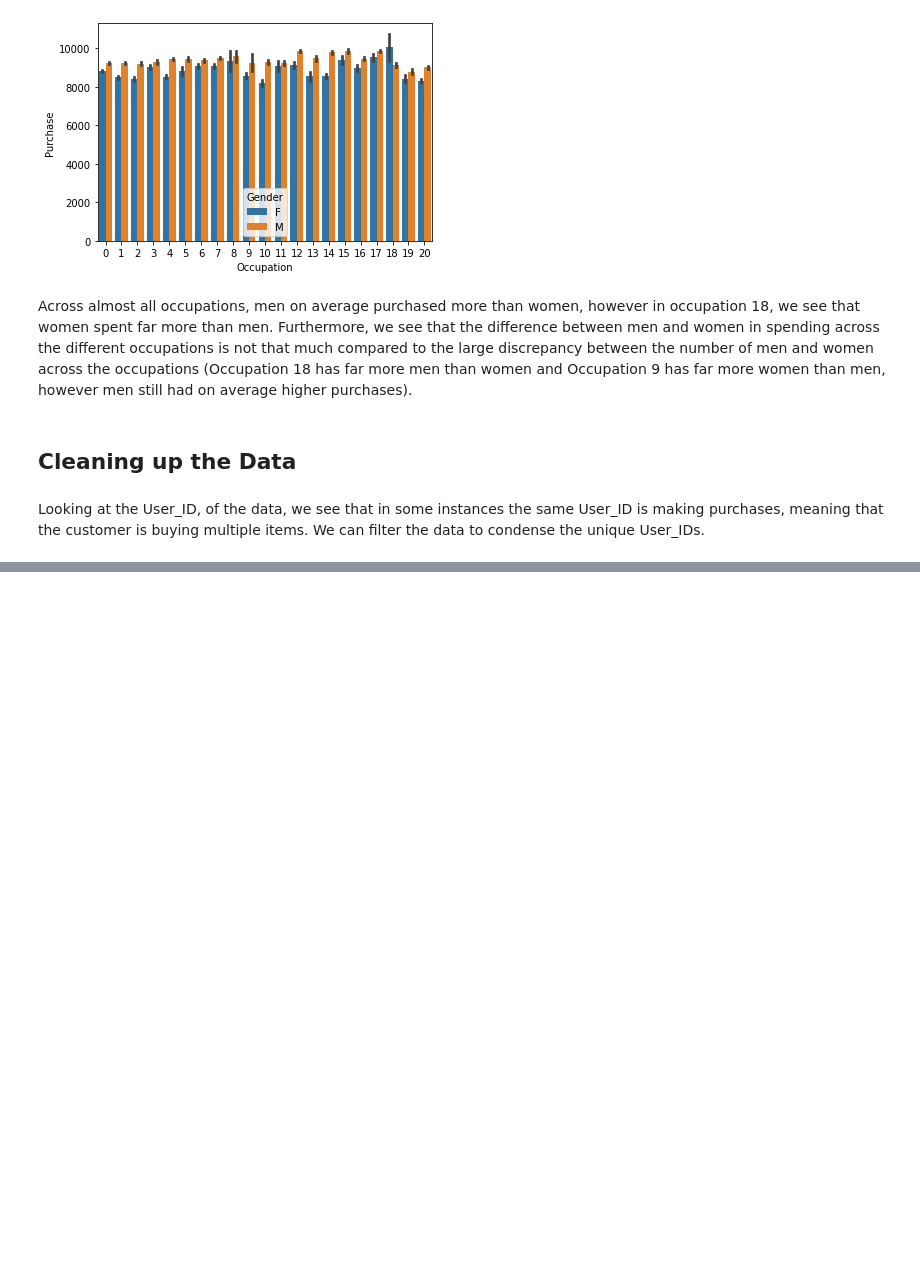
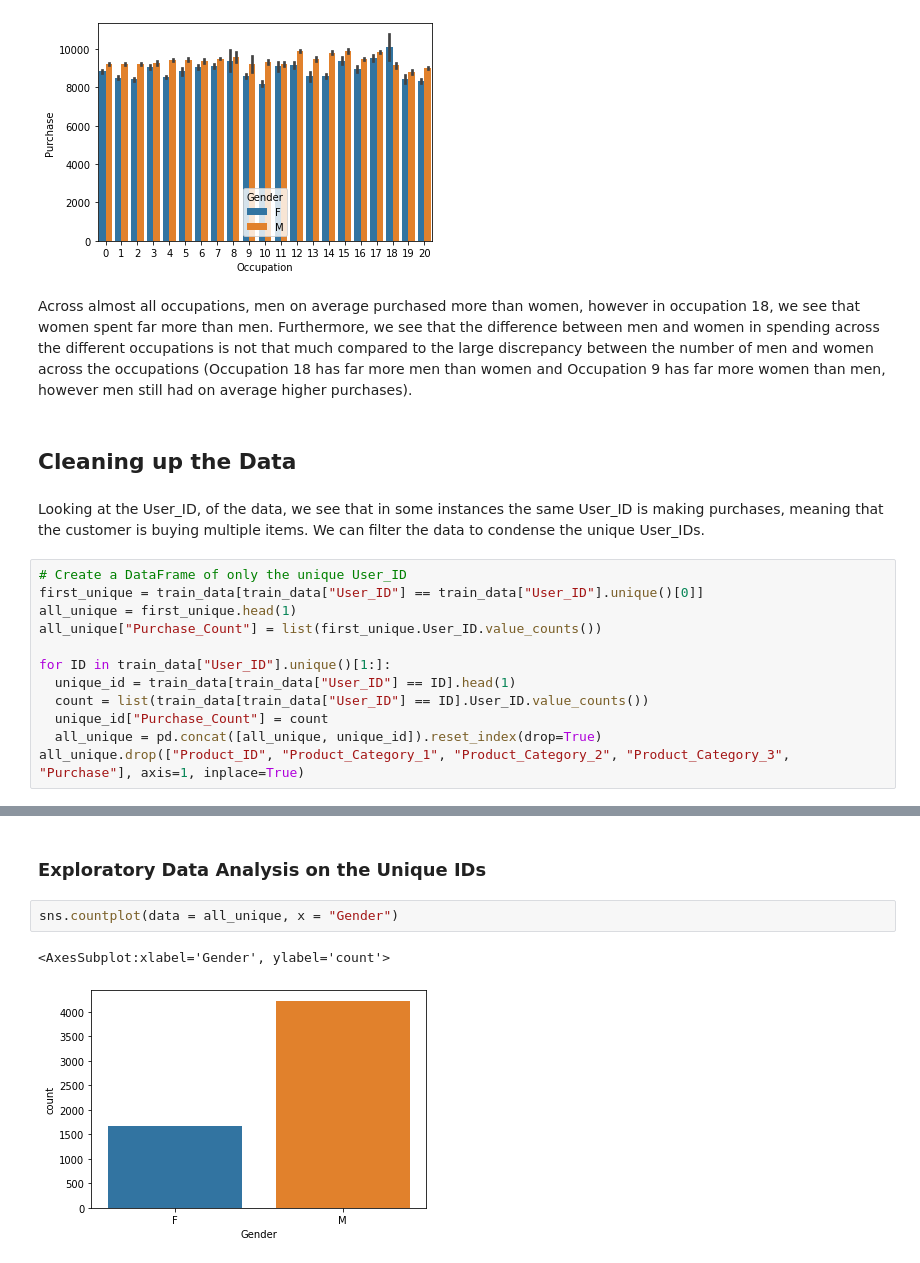
Before and after one commit to sriskid/Kaggle, a Jupyter notebook: black_friday_prediction/black_friday_sales_first_iteration.ipynb, the cells around one changed output, grey strips where cells are left out. Drawn from its saved outputs; the diff is of its cells as text; blank space fills up the shorter version.

```diff
--- a/black_friday_prediction/black_friday_sales_first_iteration.ipynb
+++ b/black_friday_prediction/black_friday_sales_first_iteration.ipynb
@@ -233,3 +233,15 @@ Across almost all occupations, men on average purchased more than women, however
  ## Cleaning up the Data
 # %% [markdown]
 Looking at the User_ID, of the data, we see that in some instances the same User_ID is making purchases, meaning that the customer is buying multiple items. We can filter the data to condense the unique User_IDs.
+# %%
+# Create a DataFrame of only the unique User_ID
+first_unique = train_data[train_data["User_ID"] == train_data["User_ID"].unique()[0]]
+all_unique = first_unique.head(1)
+all_unique["Purchase_Count"] = list(first_unique.User_ID.value_counts())
+
+for ID in train_data["User_ID"].unique()[1:]:
+  unique_id = train_data[train_data["User_ID"] == ID].head(1)
+  count = list(train_data[train_data["User_ID"] == ID].User_ID.value_counts())
+  unique_id["Purchase_Count"] = count
+  all_unique = pd.concat([all_unique, unique_id]).reset_index(drop=True)
+all_unique.drop(["Product_ID", "Product_Category_1", "Product_Category_2", "Product_Category_3", "Purchase"], axis=1, inplace=True)
@@ -235,0 +263,7 @@ Looking at the User_ID, of the data, we see that in some instances the same User
+# %% [markdown]
+### Exploratory Data Analysis on the Unique IDs
+# %%
+sns.countplot(data = all_unique, x = "Gender")
+# %% [output]
+<AxesSubplot:xlabel='Gender', ylabel='count'>
+[figure, added]
```
Also changed, not shown: parts of 29 cells of this notebook.
